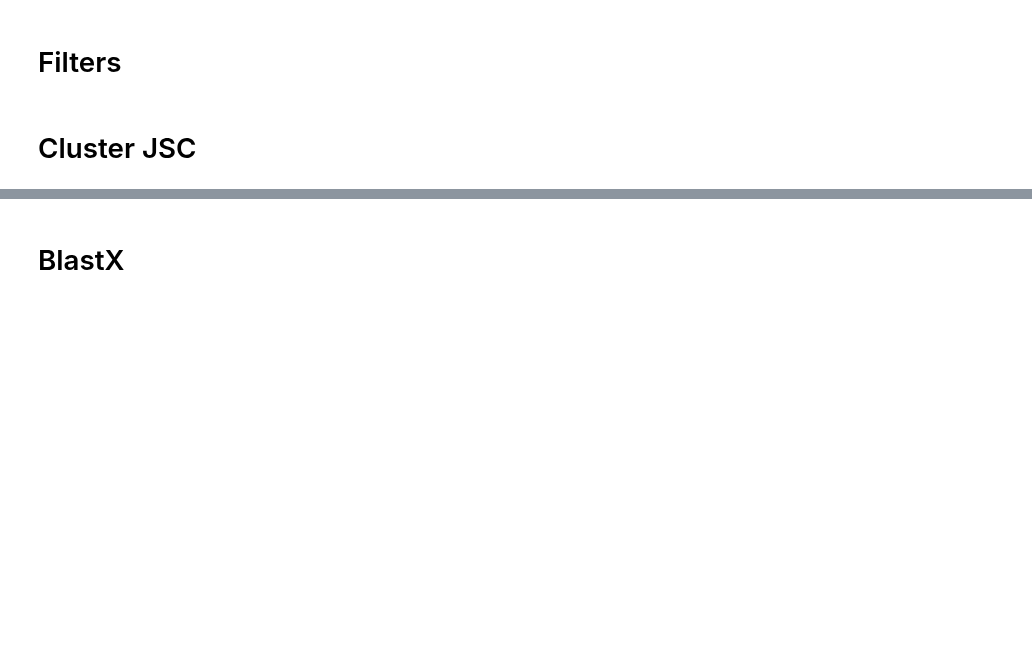
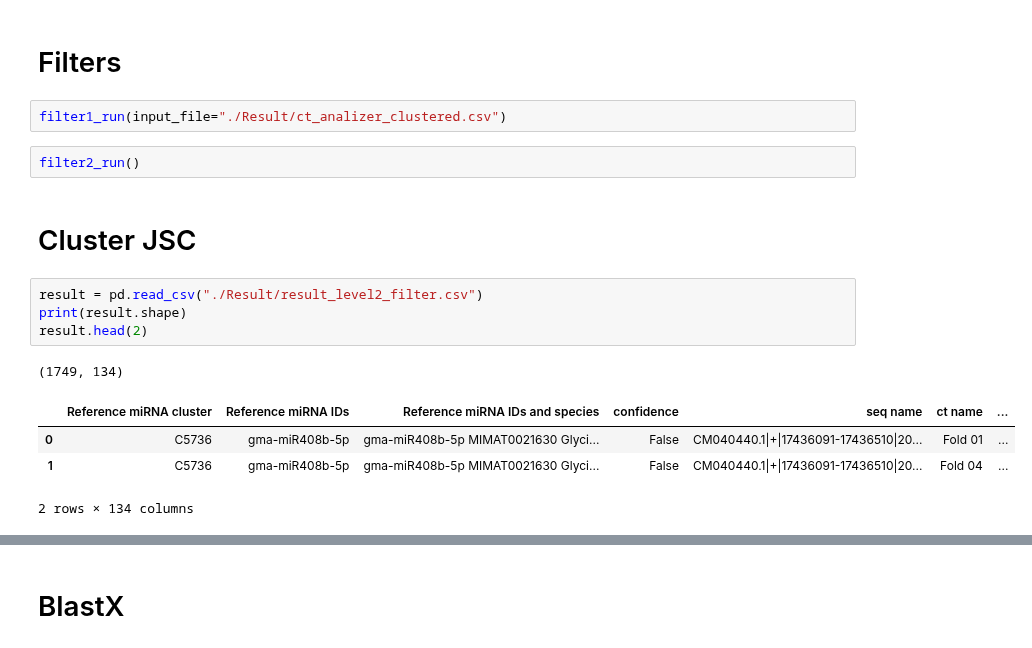
Before and after one commit to Ilia-Abolhasani/amir-p3, a Jupyter notebook: Code.ipynb, the cells around one changed output, grey strips where cells are left out. Cells and saved outputs as stored; diff of their text form; blank space fills up the shorter version.

Commit message:
cluster added. networkx added.

```diff
--- a/Code.ipynb
+++ b/Code.ipynb
@@ -970,5 +929,19 @@ for chunk in tqdm(pd.read_csv("./Result/ct_analizer.csv", chunksize=10 ** 5)):
     header = False
 # %% [markdown]
 # Filters
+# %%
+filter1_run(input_file="./Result/ct_analizer_clustered.csv")
+# %%
+filter2_run()
 # %% [markdown]
 # Cluster JSC
+# %%
+result = pd.read_csv("./Result/result_level2_filter.csv")
+print(result.shape)
+result.head(2)
+# %% [output]
+(1749, 134)
+|  | Reference miRNA cluster | Reference miRNA IDs | Reference miRNA IDs and species | confidence | seq name | ct name | ... |
+| 0 | C5736 | gma-miR408b-5p | gma-miR408b-5p MIMAT0021630 Glyci... | False | CM040440.1|+|17436091-17436510|20... | Fold 01 | ... |
+| 1 | C5736 | gma-miR408b-5p | gma-miR408b-5p MIMAT0021630 Glyci... | False | CM040440.1|+|17436091-17436510|20... | Fold 04 | ... |
+2 rows × 134 columns
```
Also changed, not shown: parts of 22 cells of this notebook, 2 other files.
